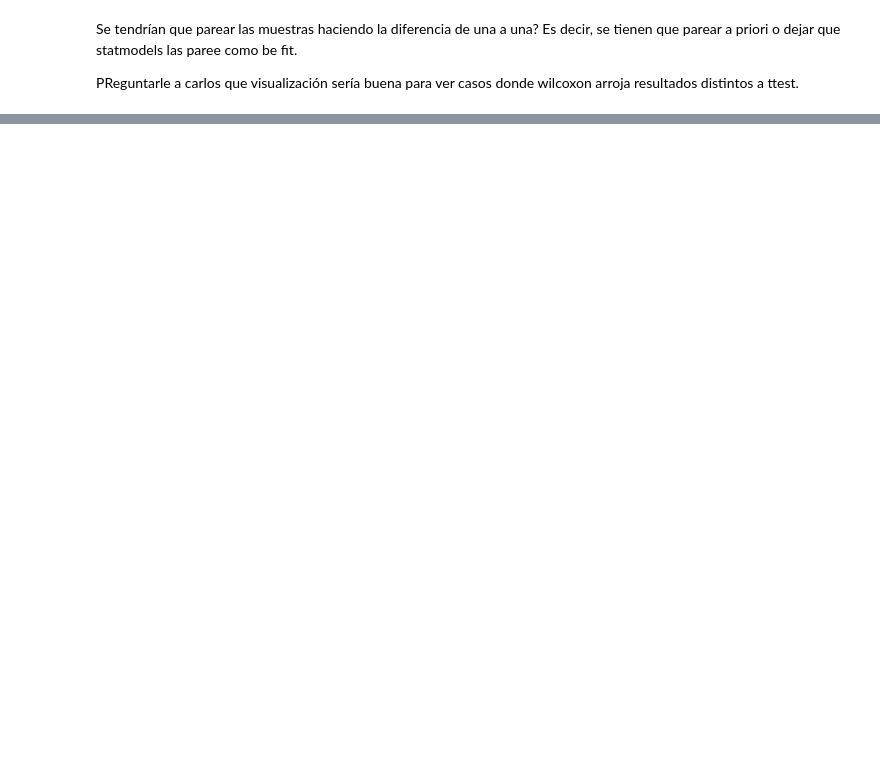
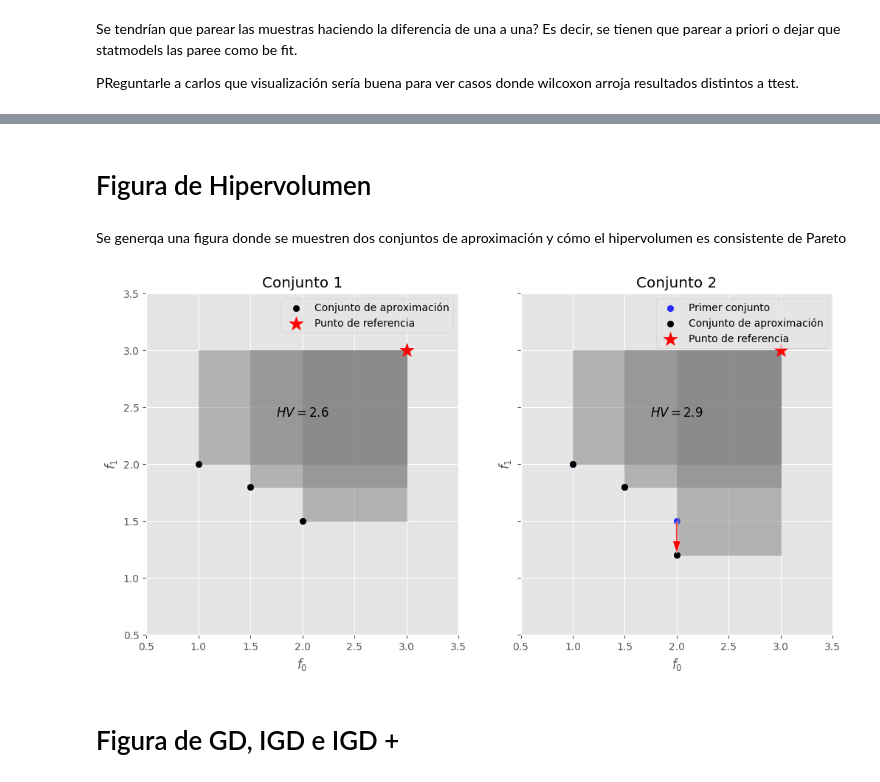
Before and after one commit to linear-regret/Tesis-Latex-LCD, a Jupyter notebook: generando_imgs_tesis.ipynb, the cells around one changed output, grey strips where cells are left out. Cells and saved outputs as stored; diff of their text form; code cells hidden in the pictures; blank space fills up the shorter version.

Commit message:
Tres figuras y otras correcciones

```diff
--- a/generando_imgs_tesis.ipynb
+++ b/generando_imgs_tesis.ipynb
@@ -775,0 +739,62 @@ plt.show()
+# %% [markdown]
+# Figura de Hipervolumen
+# %% [markdown]
+Se generqa una figura donde se muestren dos conjuntos de aproximación y cómo el hipervolumen es consistente de Pareto
+# %%
+import matplotlib.pyplot as plt
+import plotly.express as px
+import pandas as pd
+import numpy as np
+from pymoo.indicators.hv import HV
+
+# Para mostrar todas las columnas cuando se imprime un df
+pd.set_option('display.max_columns', None)
+plt.style.use('ggplot')
+# %%
+data = np.array([
+    [1, 2],
+    [2, 1.5],
+    [1.5, 1.8]
+])
+
+data_modified = data.copy()
+data_modified[1, 1] -= 0.3
+
+ref_point = np.array([3, 3])
+
+fig, ax = plt.subplots(1, 2, figsize=(12, 6), sharey=True)
+
+
+def plot_data(ax, data, title):
+    hv = HV(ref_point=ref_point)
+
+    for point in data:
+        ax.fill_betweenx([point[1], ref_point[1]], point[0], ref_point[0], color='grey', alpha=0.5)
+
+
+    hypervolume_result = hv.do(data)
+    ax.annotate(f'$HV= {round(hypervolume_result,2)}$', xy=(0.5, 0.65), xycoords='axes fraction', fontsize=12, ha='center', va='center')
+    ax.scatter(data[:, 0], data[:, 1], color='black', label='Conjunto de aproximación')
+    ax.scatter(ref_point[0], ref_point[1], color='red', label='Punto de referencia',marker='*',s=200)
+    ax.set_title(title)
+    ax.set_xlabel("$f_0$")
+    ax.set_ylabel("$f_1$")
+    ax.set_xlim(0.5, ref_point[0] + .5)
+    ax.set_ylim(0.5, ref_point[1] + .5)
+    ax.grid(True)
+    ax.legend()
+
+plot_data(ax[0], data, "Conjunto 1")
+
+ax[1].scatter(data[:, 0], data[:, 1], color='blue', label='Primer conjunto',alpha=0.8)
+plot_data(ax[1], data_modified, "Conjunto 2")
+
+ax[1].annotate('', xy=(data_modified[1, 0], data_modified[1, 1]), xytext=(data[1, 0], data[1, 1]),
+               arrowprops=dict(facecolor='red', shrink=0.05, width=1.5, headwidth=8))
+
+plt.savefig('../Tesis_Latex_LCD/Figuras/HV_demo.pdf')
+plt.show()
+# %% [output]
+[figure, added]
+# %% [markdown]
+# Figura de GD, IGD e IGD +
```
Also changed, not shown: parts of 26 cells of this notebook, 14 other files.
